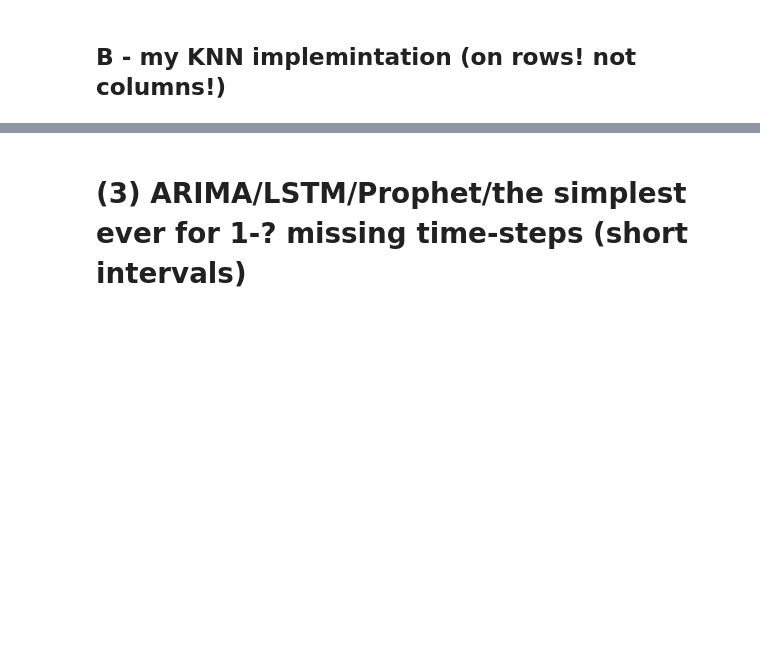
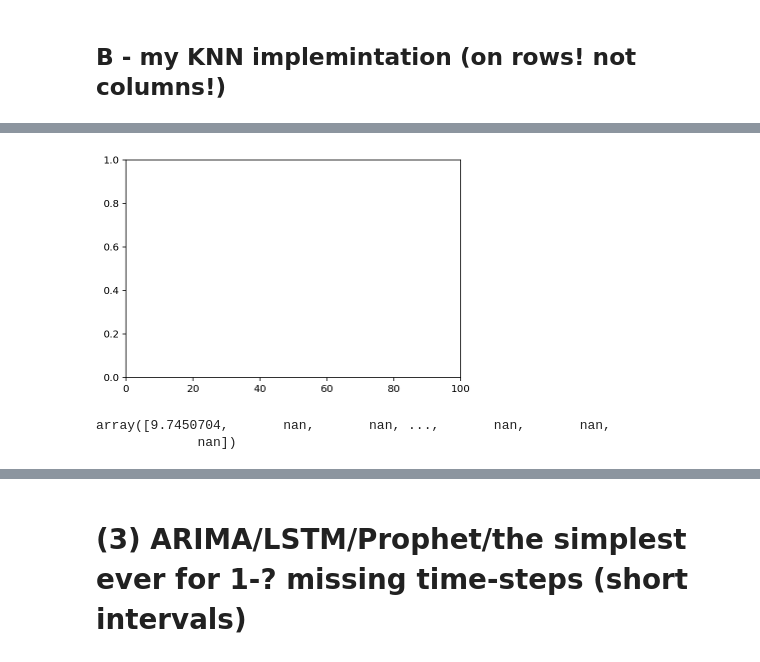
Before and after one commit to iditbela2/Broday_notebooks, a Jupyter notebook: data_imputation_all_methods.ipynb, the cells around one changed output, grey strips where cells are left out. Saved outputs shown, nothing was run; the diff lists cells and outputs as text; code cells hidden in the pictures; blank space fills up the shorter version.

```diff
--- a/data_imputation_all_methods.ipynb
+++ b/data_imputation_all_methods.ipynb
@@ -425,0 +617,12 @@ array([75775, 74296, 74298, ..., 89731, 88788, 79027])
+# %%
+
+
+plt.xlim([0,100])
+plt.show();
+# %% [output]
+[figure, added]
+# %%
+imputed[mask_nans]
+# %% [output]
+array([9.7450704,       nan,       nan, ...,       nan,       nan,
+             nan])
```
Also changed, not shown: parts of 33 cells of this notebook.
